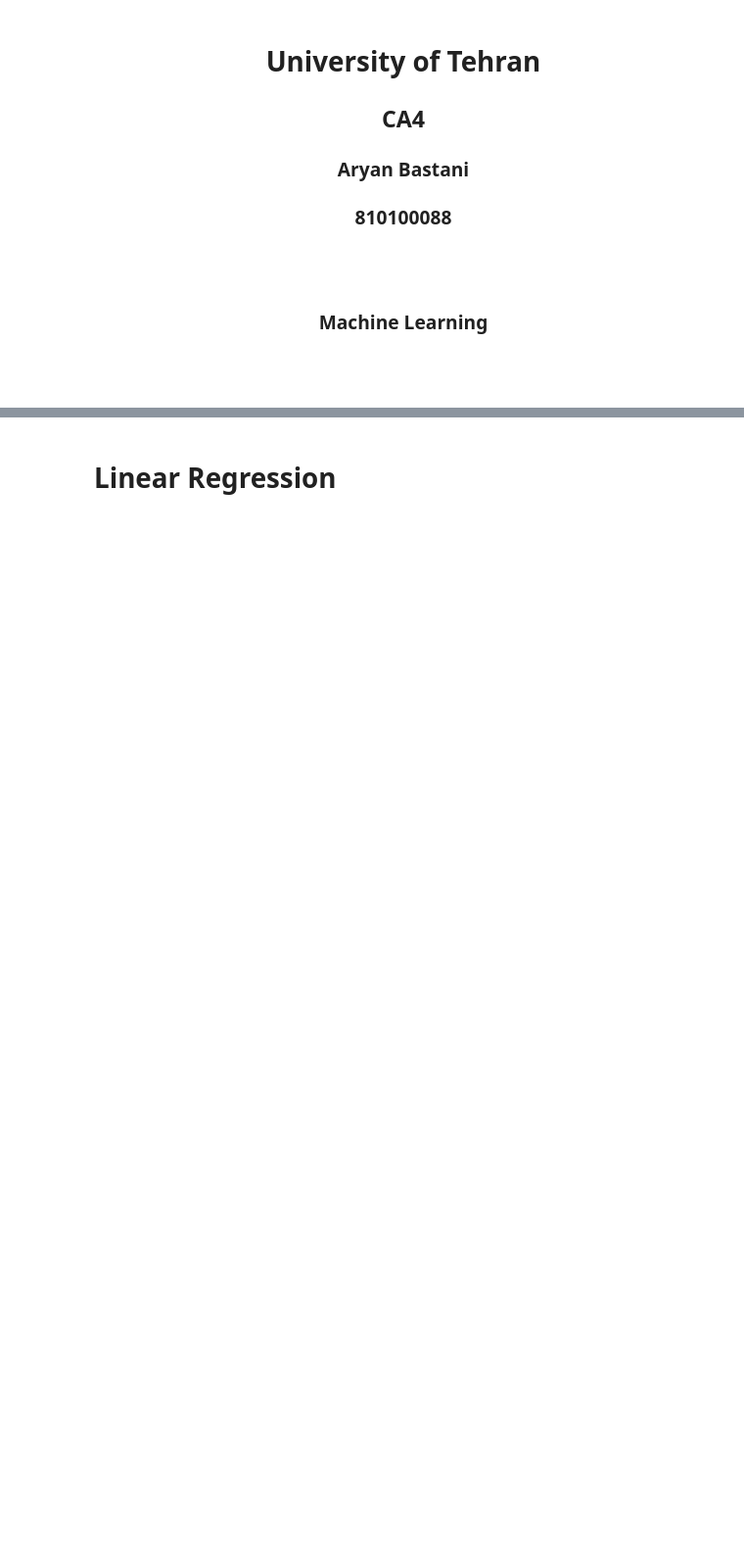
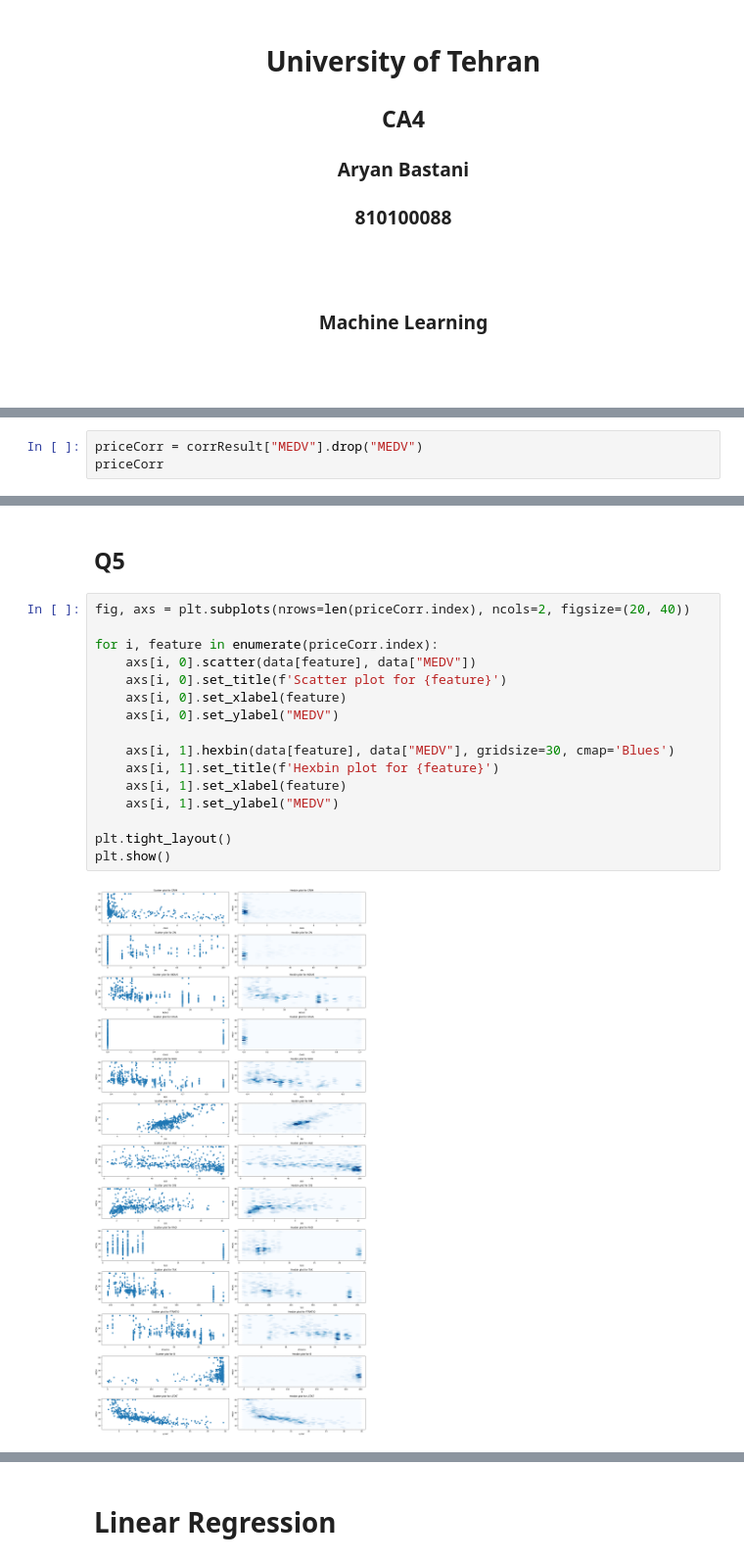
Before and after one commit to AryanBastani/AI-Course-Projects, a Jupyter notebook: Machine Learning/AI-CA4.ipynb, the cells around one changed output, grey strips where cells are left out. Shown at 98% size. Drawn from its saved outputs; the diff is of its cells as text; blank space fills up the shorter version.

```diff
--- a/Machine Learning/AI-CA4.ipynb
+++ b/Machine Learning/AI-CA4.ipynb
@@ -9,0 +141,3 @@
+# %%
+priceCorr = corrResult["MEDV"].drop("MEDV")
+priceCorr
@@ -9,0 +168,20 @@
+# %% [markdown]
+## Q5
+# %%
+fig, axs = plt.subplots(nrows=len(priceCorr.index), ncols=2, figsize=(20, 40))
+
+for i, feature in enumerate(priceCorr.index):
+    axs[i, 0].scatter(data[feature], data["MEDV"])
+    axs[i, 0].set_title(f'Scatter plot for {feature}')
+    axs[i, 0].set_xlabel(feature)
+    axs[i, 0].set_ylabel("MEDV")
+
+    axs[i, 1].hexbin(data[feature], data["MEDV"], gridsize=30, cmap='Blues')
+    axs[i, 1].set_title(f'Hexbin plot for {feature}')
+    axs[i, 1].set_xlabel(feature)
+    axs[i, 1].set_ylabel("MEDV")
+
+plt.tight_layout()
+plt.show()
+# %% [output]
+[figure, added]
```
Also changed, not shown: parts of 17 cells of this notebook, 2 other files.
